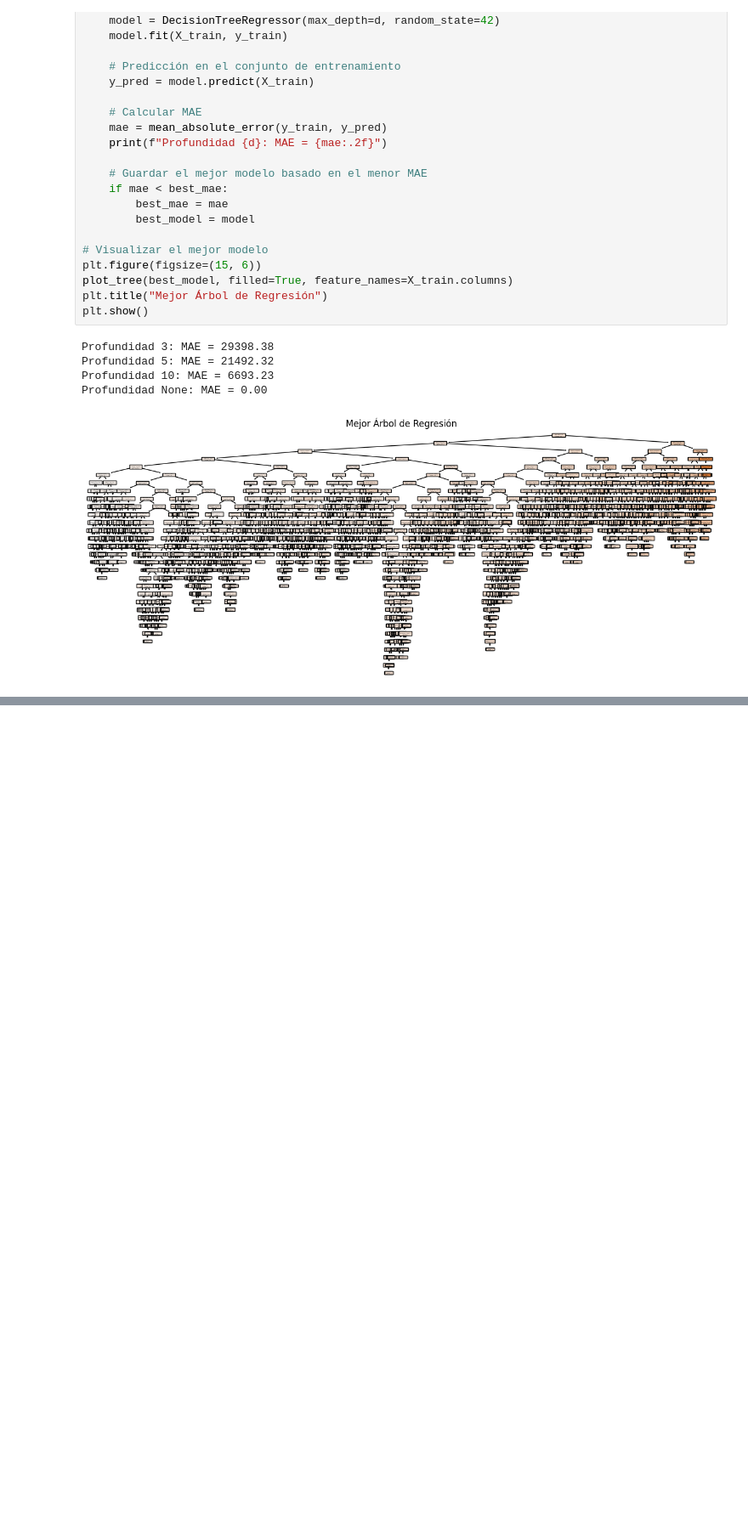
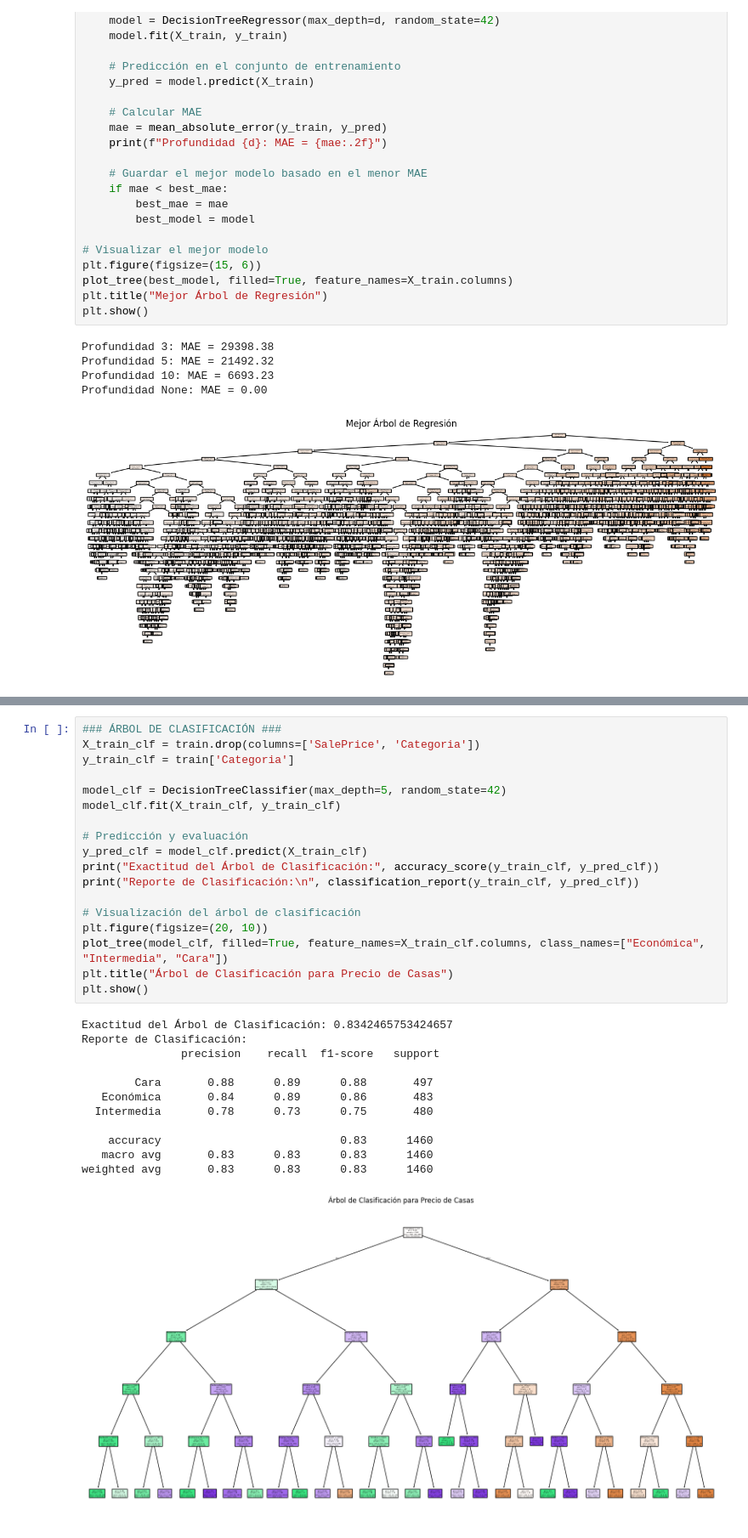
Before and after one commit to Sofiamishel2003/Modelo_Regresion_Lineal, a Jupyter notebook: Modelo_RegresionLineal.ipynb, the cells around one changed output, grey strips where cells are left out. Shown at 85% size. Saved outputs shown, nothing was run; the diff lists cells and outputs as text; blank space fills up the shorter version.

```diff
--- a/Modelo_RegresionLineal.ipynb
+++ b/Modelo_RegresionLineal.ipynb
@@ -821,0 +885,31 @@ Profundidad None: MAE = 0.00
+# %%
+### ÁRBOL DE CLASIFICACIÓN ###
+X_train_clf = train.drop(columns=['SalePrice', 'Categoria'])
+y_train_clf = train['Categoria']
+
+model_clf = DecisionTreeClassifier(max_depth=5, random_state=42)
+model_clf.fit(X_train_clf, y_train_clf)
+
+# Predicción y evaluación
+y_pred_clf = model_clf.predict(X_train_clf)
+print("Exactitud del Árbol de Clasificación:", accuracy_score(y_train_clf, y_pred_clf))
+print("Reporte de Clasificación:\n", classification_report(y_train_clf, y_pred_clf))
+
+# Visualización del árbol de clasificación
+plt.figure(figsize=(20, 10))
+plot_tree(model_clf, filled=True, feature_names=X_train_clf.columns, class_names=["Económica", "Intermedia", "Cara"])
+plt.title("Árbol de Clasificación para Precio de Casas")
+plt.show()
+# %% [output]
+Exactitud del Árbol de Clasificación: 0.8342465753424657
+Reporte de Clasificación:
+               precision    recall  f1-score   support
+
+        Cara       0.88      0.89      0.88       497
+   Económica       0.84      0.89      0.86       483
+  Intermedia       0.78      0.73      0.75       480
+
+    accuracy                           0.83      1460
+   macro avg       0.83      0.83      0.83      1460
+weighted avg       0.83      0.83      0.83      1460
+[figure, added]
```
Also changed, not shown: parts of 4 cells of this notebook.
